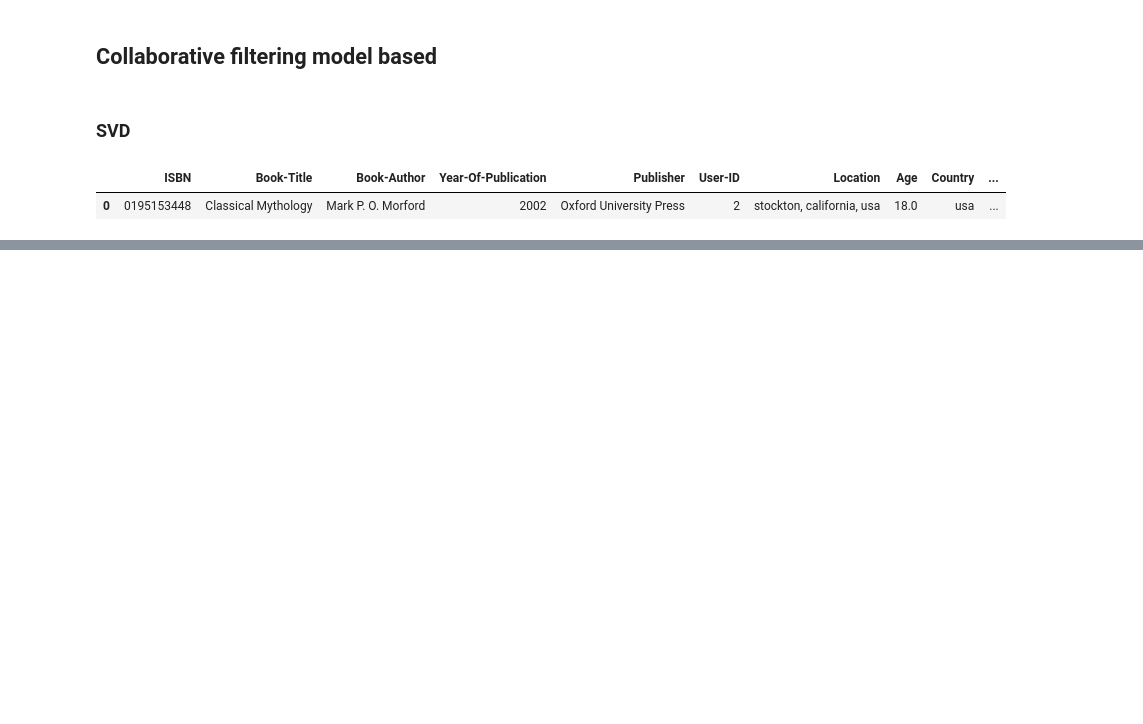
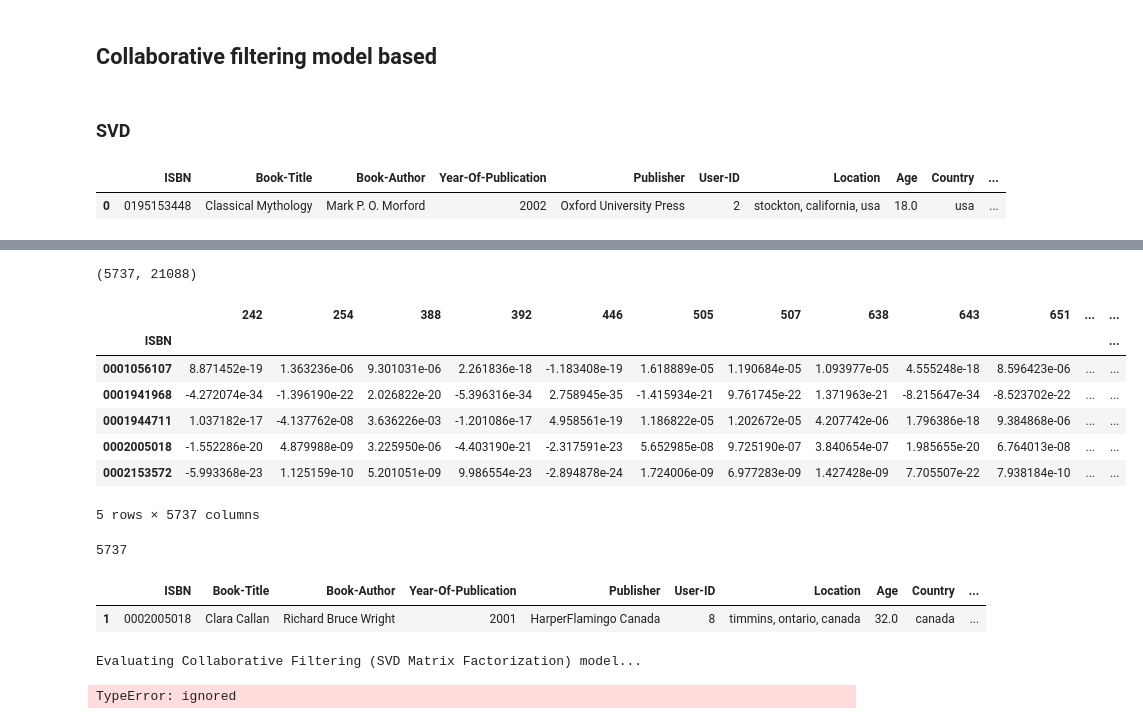
Before and after one commit to saurabhshinkar/BRS, a Jupyter notebook: Book_Recommendation_System_Saurabh_Shinkar.ipynb, the cells around one changed output, grey strips where cells are left out. Drawn from its saved outputs; the diff is of its cells as text; code cells hidden in the pictures; blank space fills up the shorter version.

```diff
--- a/Book_Recommendation_System_Saurabh_Shinkar.ipynb
+++ b/Book_Recommendation_System_Saurabh_Shinkar.ipynb
@@ -806,0 +767,3 @@ AttributeError: ignored
+# %%
+users_ids = list(users_items_pivot_matrix_df.index)
+users_ids[:10]
@@ -806,0 +785,6 @@ AttributeError: ignored
+# %%
+# The number of factors to factor the user-item matrix.
+NUMBER_OF_FACTORS_MF = 15
+
+#Performs matrix factorization of the original user item matrix
+U, sigma, Vt = svds(users_items_pivot_matrix, k = NUMBER_OF_FACTORS_MF)
@@ -806,0 +799,3 @@ AttributeError: ignored
+# %%
+sigma = np.diag(sigma)
+sigma.shape
@@ -806,0 +808,3 @@ AttributeError: ignored
+# %%
+all_user_predicted_ratings = np.dot(np.dot(U, sigma), Vt)
+all_user_predicted_ratings
@@ -806,0 +825,21 @@ AttributeError: ignored
+# %%
+all_user_predicted_ratings.shape
+# %% [output]
+(5737, 21088)
+# %%
+#Converting the reconstructed matrix back to a Pandas dataframe
+cf_preds_df = pd.DataFrame(all_user_predicted_ratings, columns = users_items_pivot_matrix_df.columns, index=users_ids).transpose()
+cf_preds_df.head()
+# %% [output]
+|  | 242 | 254 | 388 | 392 | 446 | 505 | 507 | 638 | 643 | 651 | ... | ... |
+| ISBN |  |  |  |  |  |  |  |  |  |  |  | ... |
+| 0001056107 | 8.871452e-19 | 1.363236e-06 | 9.301031e-06 | 2.261836e-18 | -1.183408e-19 | 1.618889e-05 | 1.190684e-05 | 1.093977e-05 | 4.555248e-18 | 8.596423e-06 | ... | ... |
+| 0001941968 | -4.272074e-34 | -1.396190e-22 | 2.026822e-20 | -5.396316e-34 | 2.758945e-35 | -1.415934e-21 | 9.761745e-22 | 1.371963e-21 | -8.215647e-34 | -8.523702e-22 | ... | ... |
+| 0001944711 | 1.037182e-17 | -4.137762e-08 | 3.636226e-03 | -1.201086e-17 | 4.958561e-19 | 1.186822e-05 | 1.202672e-05 | 4.207742e-06 | 1.796386e-18 | 9.384868e-06 | ... | ... |
+| 0002005018 | -1.552286e-20 | 4.879988e-09 | 3.225950e-06 | -4.403190e-21 | -2.317591e-23 | 5.652985e-08 | 9.725190e-07 | 3.840654e-07 | 1.985655e-20 | 6.764013e-08 | ... | ... |
+| 0002153572 | -5.993368e-23 | 1.125159e-10 | 5.201051e-09 | 9.986554e-23 | -2.894878e-24 | 1.724006e-09 | 6.977283e-09 | 1.427428e-09 | 7.705507e-22 | 7.938184e-10 | ... | ... |
+5 rows × 5737 columns
+# %%
+len(cf_preds_df.columns)
+# %% [output]
+5737
@@ -806,0 +874,5 @@ AttributeError: ignored
+# %%
+merged.head(1)
+# %% [output]
+|  | ISBN | Book-Title | Book-Author | Year-Of-Publication | Publisher | User-ID | Location | Age | Country | ... |
+| 1 | 0002005018 | Clara Callan | Richard Bruce Wright | 2001 | HarperFlamingo Canada | 8 | timmins, ontario, canada | 32.0 | canada | ... |
@@ -806,0 +986,9 @@ AttributeError: ignored
+# %%
+print('Evaluating Collaborative Filtering (SVD Matrix Factorization) model...')
+cf_global_metrics, cf_detailed_results_df = model_evaluator.evaluate_model(cf_recommender_model)
+
+print('\nGlobal metrics:\n%s' % cf_global_metrics)
+cf_detailed_results_df.head(10)
+# %% [output]
+Evaluating Collaborative Filtering (SVD Matrix Factorization) model...
+TypeError: ignored
```
Also changed, not shown: parts of 33 cells of this notebook.
